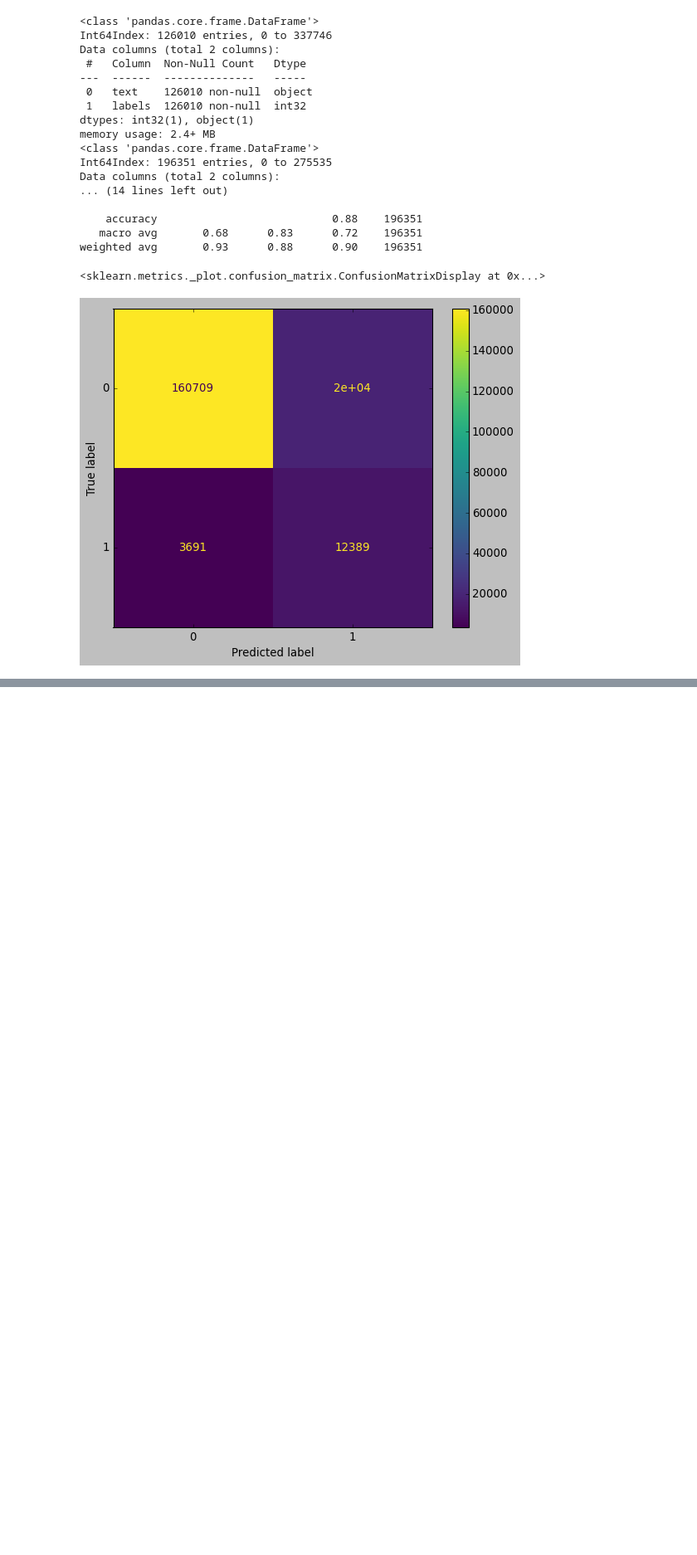
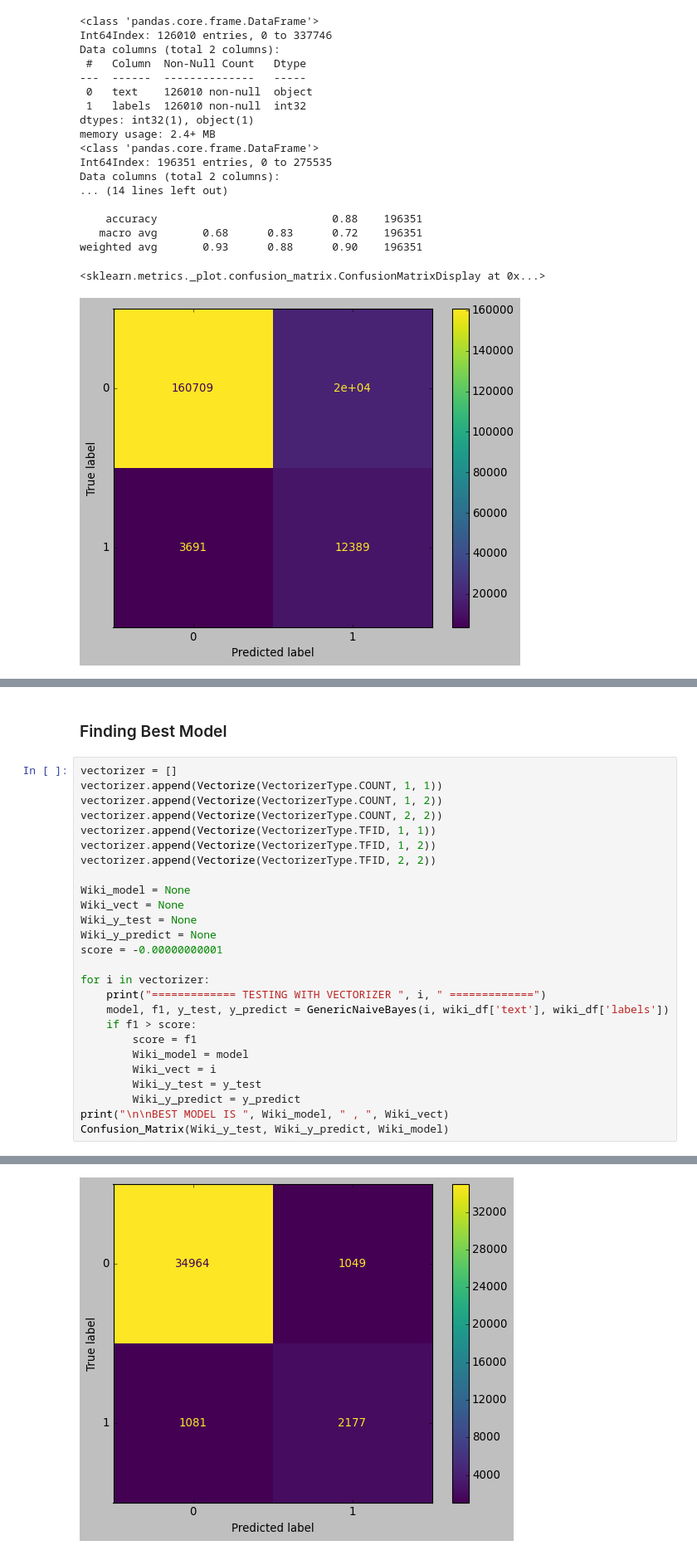
Before and after one commit to sayaranika/Abusive-Language-Detection-Using-Naive-Bayes, a Jupyter notebook: Abusive Language Detection.ipynb, the cells around one changed output, grey strips where cells are left out. Shown at 83% size. Drawn from its saved outputs; the diff is of its cells as text; blank space fills up the shorter version.

```diff
--- a/Abusive Language Detection.ipynb
+++ b/Abusive Language Detection.ipynb
@@ -458,0 +512,29 @@ weighted avg       0.93      0.88      0.90    196351
+# %% [markdown]
+### Finding Best Model
+# %%
+vectorizer = []
+vectorizer.append(Vectorize(VectorizerType.COUNT, 1, 1))
+vectorizer.append(Vectorize(VectorizerType.COUNT, 1, 2))
+vectorizer.append(Vectorize(VectorizerType.COUNT, 2, 2))
+vectorizer.append(Vectorize(VectorizerType.TFID, 1, 1))
+vectorizer.append(Vectorize(VectorizerType.TFID, 1, 2))
+vectorizer.append(Vectorize(VectorizerType.TFID, 2, 2))
+
+Wiki_model = None
+Wiki_vect = None
+Wiki_y_test = None
+Wiki_y_predict = None
+score = -0.00000000001
+
+for i in vectorizer:
+    print("============= TESTING WITH VECTORIZER ", i, " =============")
+    model, f1, y_test, y_predict = GenericNaiveBayes(i, wiki_df['text'], wiki_df['labels'])
+    if f1 > score:
+        score = f1
+        Wiki_model = model
+        Wiki_vect = i
+        Wiki_y_test = y_test
+        Wiki_y_predict = y_predict
+print("\n\nBEST MODEL IS ", Wiki_model, " , ", Wiki_vect)
+Confusion_Matrix(Wiki_y_test, Wiki_y_predict, Wiki_model)
+# %% [output]
@@ -458,0 +558 @@ weighted avg       0.93      0.88      0.90    196351
+[figure, added]
```
Also changed, not shown: parts of 13 cells of this notebook.
